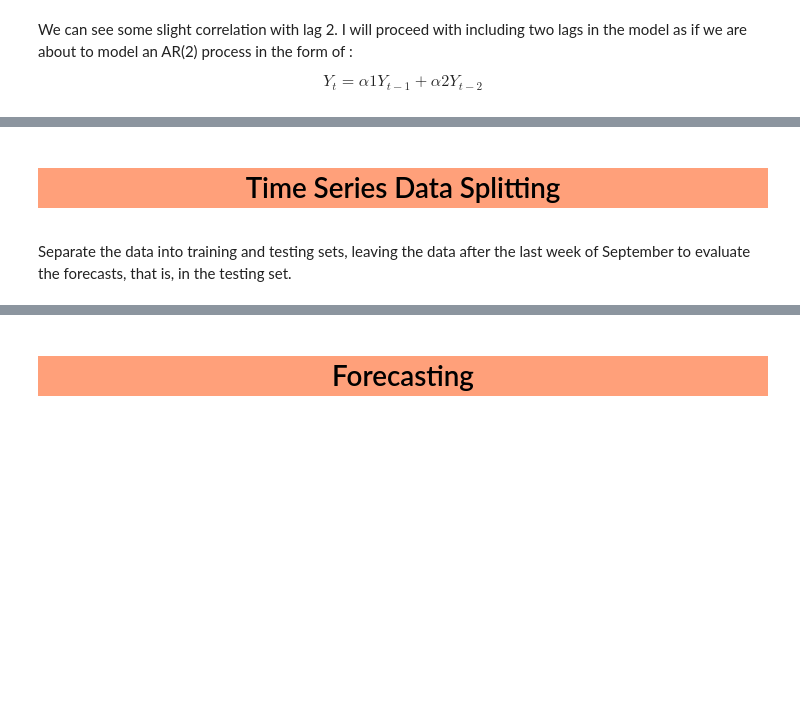
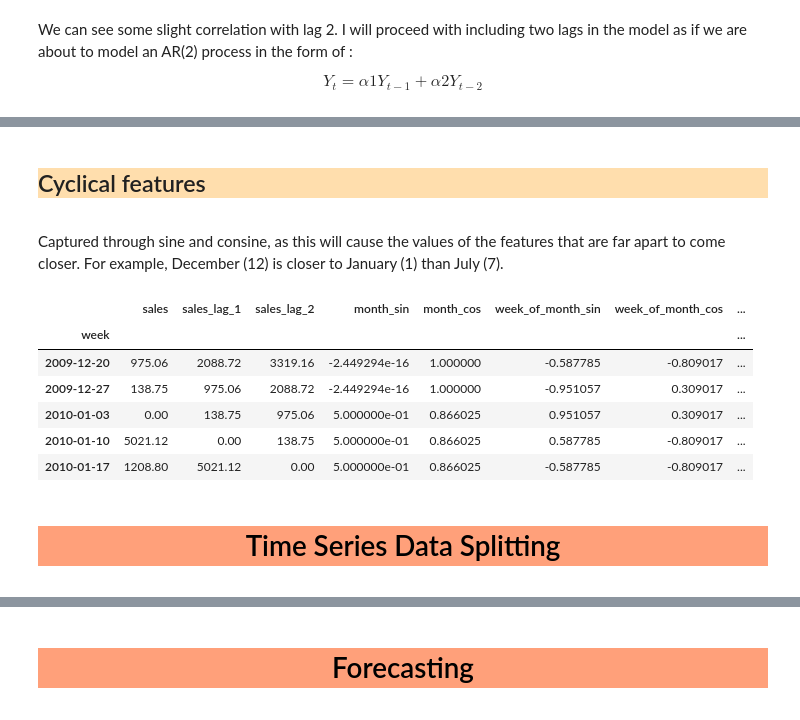
Before and after one commit to shibzr/time-series, a Jupyter notebook: Predicting Weekly Sales Revenus - LightGBM & Optuna.ipynb, the cells around one changed output, grey strips where cells are left out. Saved outputs shown, nothing was run; the diff lists cells and outputs as text; code cells hidden in the pictures; blank space fills up the shorter version.

```diff
--- a/Predicting Weekly Sales Revenus - LightGBM & Optuna.ipynb
+++ b/Predicting Weekly Sales Revenus - LightGBM & Optuna.ipynb
@@ -292,3 +293,31 @@ Figure(720x360)
 We can see some slight correlation with lag 2. I will proceed with including two lags in the model as if we are about to model an AR(2) process in the form of :
 
 $$ Y_{t} = α1Y_{t-1} + α2Y_{t−2}  $$
+# %%
+#Creating a function to create lag features
+def lagged_values(df: pd.DataFrame, max_lags=2, feature="sales"):
+    """This function is used to created a lagged feature of a target feature up to the maximum number of lags.
+
+    Params:
+    ------
+        max_lags (int): The maximum number of lags to include for the target feature.
+        feature (str): The name of the target feature in the dataframe.
+        df (DataFrame): The dataframe that contains the data for the target feature.
+
+    returns:
+    --------
+        A new dataframe with the lagged valued of the target variable.
+
+    """
+
+    df = df.copy()
+    for r in range(1, max_lags+1):
+        lagged_column_name = feature + "_" + "lag_" + str(r)
+        df[lagged_column_name] = df[feature].shift(periods=r, axis=0)
+
+    #dropping Nan
+    df = df.dropna()
+    return df
+# %%
+df = lagged_values(df=df)
+df.head(3)
@@ -295,8 +330,31 @@ $$ Y_{t} = α1Y_{t-1} + α2Y_{t−2}  $$
+# %% [markdown]
+<div style="background-color: NavajoWhite; border-style: solid;font-family: Arial">
+
+## Cyclical features
+
+</div>
+# %% [markdown]
+Captured through sine and consine, as this will cause the values of the features that are far apart to come closer. For example, December (12) is closer to January (1) than July (7).
+# %%
+cyclical = CyclicalFeatures(
+    variables=["month", "week_of_month", "quarter"],  # The features we want to transform.
+    drop_original=True,  # Whether to drop the original features.
+)
+
+df = cyclical.fit_transform(df)
+
+df.head(5)
+# %% [output]
+|  | sales | sales_lag_1 | sales_lag_2 | month_sin | month_cos | week_of_month_sin | week_of_month_cos | ... |
+| week |  |  |  |  |  |  |  | ... |
+| 2009-12-20 | 975.06 | 2088.72 | 3319.16 | -2.449294e-16 | 1.000000 | -0.587785 | -0.809017 | ... |
+| 2009-12-27 | 138.75 | 975.06 | 2088.72 | -2.449294e-16 | 1.000000 | -0.951057 | 0.309017 | ... |
+| 2010-01-03 | 0.00 | 138.75 | 975.06 | 5.000000e-01 | 0.866025 | 0.951057 | 0.309017 | ... |
+| 2010-01-10 | 5021.12 | 0.00 | 138.75 | 5.000000e-01 | 0.866025 | 0.587785 | -0.809017 | ... |
+| 2010-01-17 | 1208.80 | 5021.12 | 0.00 | 5.000000e-01 | 0.866025 | -0.587785 | -0.809017 | ... |
 # %% [markdown]
 <div style="color:black; background-color: LightSalmon; border-style: solid;font-family: Arial; text-align: center">
 
 
 # Time Series Data Splitting
 </div>
-# %% [markdown]
-Separate the data into training and testing sets, leaving the data after the last week of September to evaluate the forecasts, that is, in the testing set.
```
Also changed, not shown: parts of 13 cells of this notebook.
